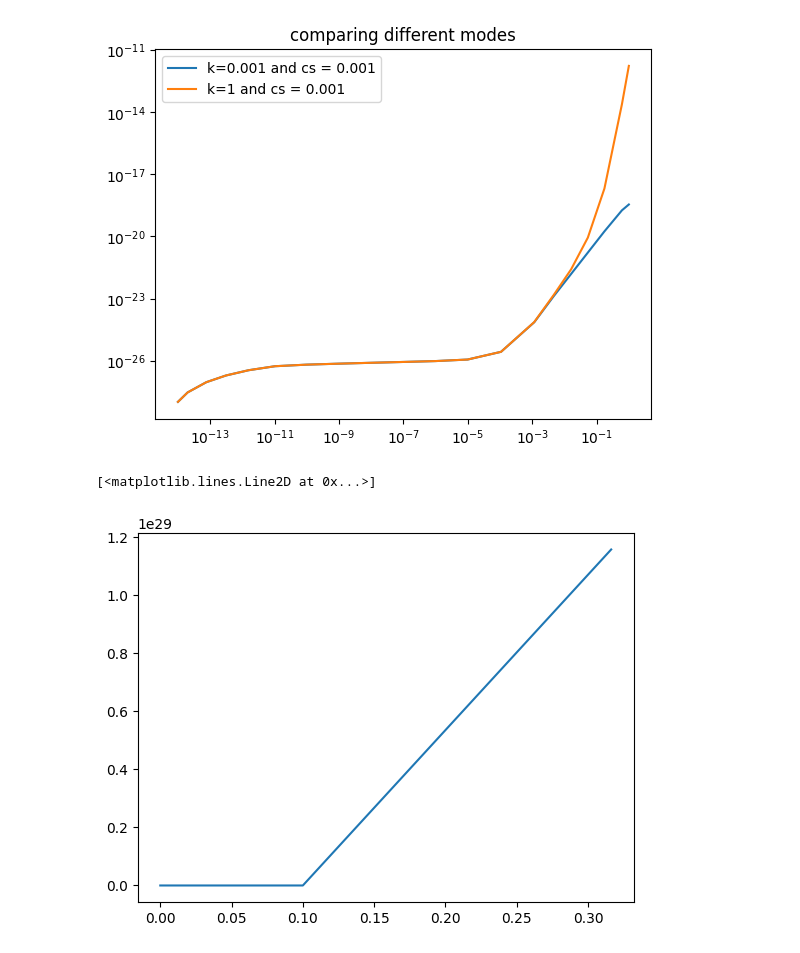
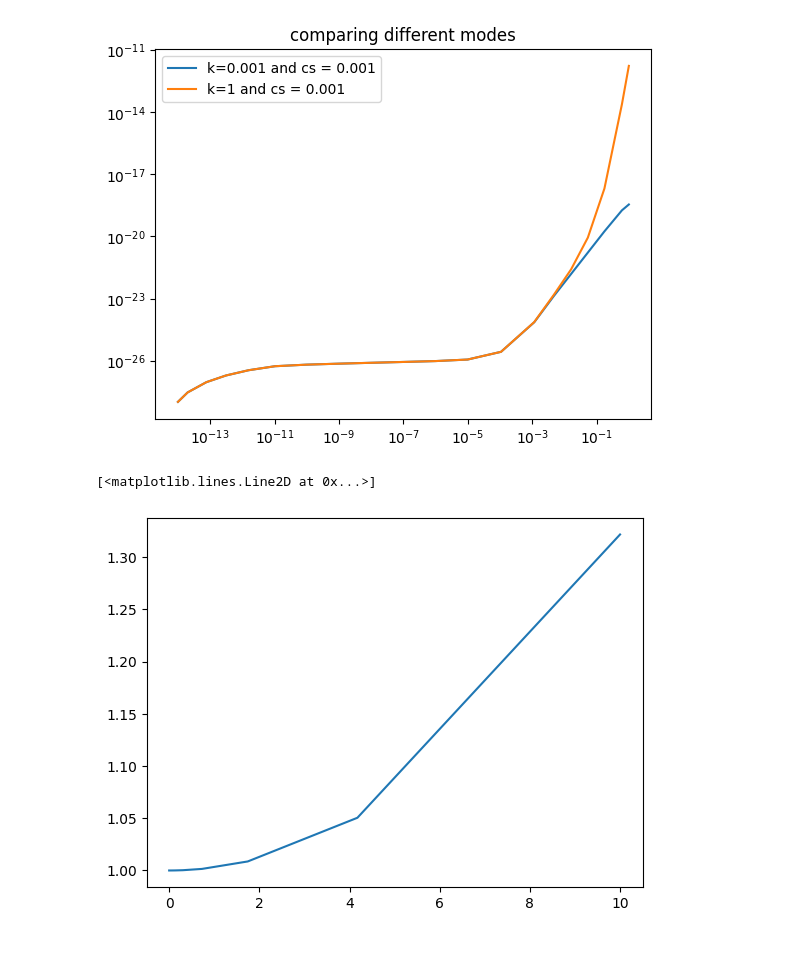
Before and after one commit to eriksteenberg/Power-spectrum-Test, a Jupyter notebook: power spectrum test.ipynb, the cells around one changed output. Cells and saved outputs as stored; diff of their text form; code cells hidden in the pictures.

```diff
--- a/power spectrum test.ipynb
+++ b/power spectrum test.ipynb
@@ -366,64 +329,45 @@ Omega_lambda = 1 - Omega_M - Omega_R
 H0 = 70 / (3*1e5) # i 1/Mpc
 
 D = sol.y[1]
 a1 = sol.y[0]
 #plt.loglog(a1,D**2,label="k=%s and cs = %s" % (k1,cs1) )
 
 
 def H(a):
     return H0 * np.sqrt(Omega_lambda + Omega_M /( a **3) + Omega_R /( a**4))
 
 #k0 = 0.05*3
 cs0 = 0.01
 n = 2
-k_list = [10**(i/n) for i in range(-10*n,0)]
+k_list = np.logspace(-10,1,30)
+#[10**(i/n) for i in range(-10*n,0)]
 k1 = 0
 cs1 = 0
 cs_list = [] #np.zeros(len(k_list))
-for k0 in k_list:
-    # denne kode fungere på den måde at jeg kører to forskellige versioner at simuleringskoden for hvert k.
-    # en hvor cs = 0  (cs1=0) og en hvor cs = 0.01 (cs1=0.01)
 
-    # cs = 0 -- koden
-    def f1(t,y):
-        cs = cs1
-        k = k1
-        a = y[0]
-        D = y[1]
-        D_dt = y[2]
-        a_dt = a * a * H(a)
-        D2_dt2 = 1.5 * H0 * H0 * Omega_M * D / a - a * H(a) * D_dt + k*k*cs*cs* D
-        return [a_dt,D_dt,D2_dt2]
+def f(t,y,cs,k):
+    a = y[0]
+    D = y[1]
+    D_dt = y[2]
+    a_dt = a * a * H(a)
+    D2_dt2 = 1.5 * H0 * H0 * Omega_M * D / a - a * H(a) * D_dt + k*k*cs*cs* D
+    return [a_dt,D_dt,D2_dt2]
 
+
+for k in k_list:
     D0 = a0
     D1 = H0 * np.sqrt(Omega_R)
-
     y0 = [H0 * np.sqrt(Omega_R) * tau0, D0 , D1]
-    sol = sc.solve_ivp(f1,t_span=[tau[0],tau[-1]],y0 = y0)
+    # cs = 0 -- koden
+    sol = sc.solve_ivp(f,t_span=[tau[0],tau[-1]],y0 = y0,args=(cs,0))
     D_cs0 = sol.y[1][-1]
-
     # cs = 0.01 -- koden
-
-    def g1(t,y):
-        cs = cs0
-        k = k0
-        a = y[0]
-        D = y[1]
-        D_dt = y[2]
-        a_dt = a * a * H(a)
-        D2_dt2 = - a * H(a) * D_dt +  (1.5 * H0 * H0 * Omega_M /a + k*k*cs*cs) * D
-        return [a_dt,D_dt,D2_dt2]#,0,0]
-    D0 = a0
-    D1 = H0 * np.sqrt(Omega_R)
-    y01 = [H0 * np.sqrt(Omega_R) * tau0, D0 , D1]#,k0,cs0]
-    sol1 = sc.solve_ivp(g1,t_span=[tau[0],tau[-1]],y0 = y01)
+    sol1 = sc.solve_ivp(g1,t_span=[tau[0],tau[-1]],y0 = y0,args=(cs,k))
     D_cs = sol1.y[1][-1]
     cs_list.append(  (D_cs**2) / (D_cs0**2))
 
-
-#plt.legend()
 plt.plot(k_list,cs_list)
 #plt.axvline((1/cs)**(-0.5),1)
 # %% [output]
 [<matplotlib.lines.Line2D at 0x...>]
-[figure, old version]
+[figure, new version]
```
Also changed, not shown: parts of 3 cells of this notebook.
